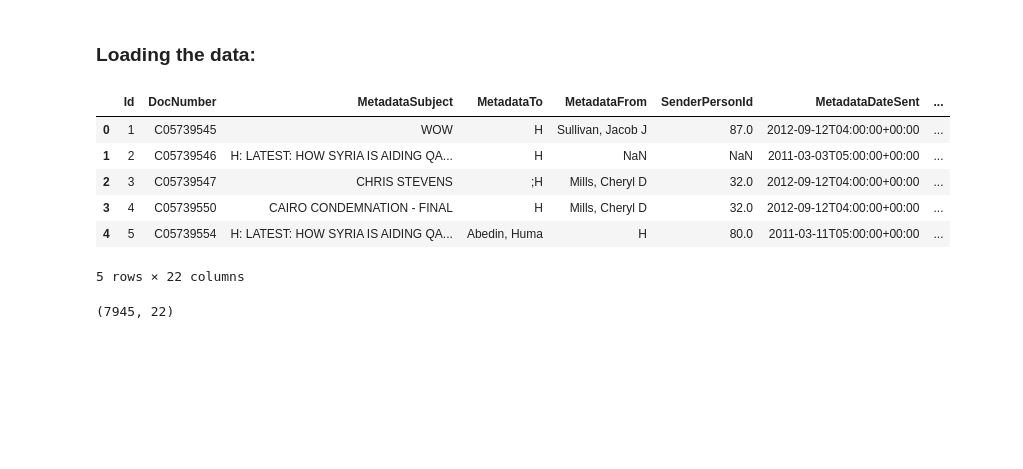
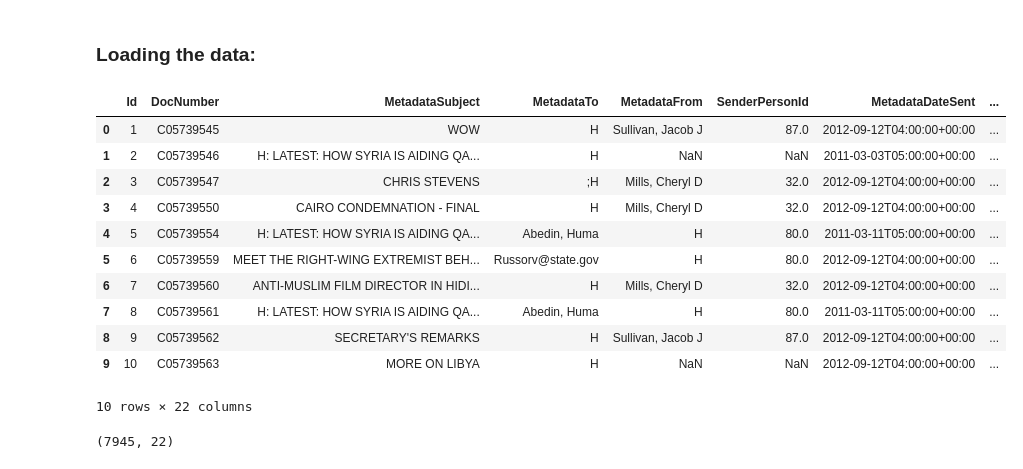
Before and after one commit to vidit09/ada-homework, a Jupyter notebook: 05 - Taming Text/Taming Text.ipynb, the cells around one changed output. Saved outputs shown, nothing was run; the diff lists cells and outputs as text; code cells hidden in the pictures; blank space fills up the shorter version.

```diff
--- a/05 - Taming Text/Taming Text.ipynb
+++ b/05 - Taming Text/Taming Text.ipynb
@@ -16,15 +16,20 @@ data_dir = 'hillary-clinton-emails/'
 filename = 'Emails.csv'
 df = pd.read_csv(data_dir + filename)
 # %%
-df.head()
+df.head(10)
 # %% [output]
 |  | Id | DocNumber | MetadataSubject | MetadataTo | MetadataFrom | SenderPersonId | MetadataDateSent | ... |
 | 0 | 1 | C05739545 | WOW | H | Sullivan, Jacob J | 87.0 | 2012-09-12T04:00:00+00:00 | ... |
 | 1 | 2 | C05739546 | H: LATEST: HOW SYRIA IS AIDING QA... | H | NaN | NaN | 2011-03-03T05:00:00+00:00 | ... |
 | 2 | 3 | C05739547 | CHRIS STEVENS | ;H | Mills, Cheryl D | 32.0 | 2012-09-12T04:00:00+00:00 | ... |
 | 3 | 4 | C05739550 | CAIRO CONDEMNATION - FINAL | H | Mills, Cheryl D | 32.0 | 2012-09-12T04:00:00+00:00 | ... |
 | 4 | 5 | C05739554 | H: LATEST: HOW SYRIA IS AIDING QA... | Abedin, Huma | H | 80.0 | 2011-03-11T05:00:00+00:00 | ... |
+| 5 | 6 | C05739559 | MEET THE RIGHT-WING EXTREMIST BEH... | Russorv@state.gov | H | 80.0 | 2012-09-12T04:00:00+00:00 | ... |
+| 6 | 7 | C05739560 | ANTI-MUSLIM FILM DIRECTOR IN HIDI... | H | Mills, Cheryl D | 32.0 | 2012-09-12T04:00:00+00:00 | ... |
+| 7 | 8 | C05739561 | H: LATEST: HOW SYRIA IS AIDING QA... | Abedin, Huma | H | 80.0 | 2011-03-11T05:00:00+00:00 | ... |
+| 8 | 9 | C05739562 | SECRETARY'S REMARKS | H | Sullivan, Jacob J | 87.0 | 2012-09-12T04:00:00+00:00 | ... |
+| 9 | 10 | C05739563 | MORE ON LIBYA | H | NaN | NaN | 2012-09-12T04:00:00+00:00 | ... |
-5 rows × 22 columns
+10 rows × 22 columns
 # %%
 df.shape
 # %% [output]
```
Also changed, not shown: parts of 16 cells of this notebook, 1 other file.
